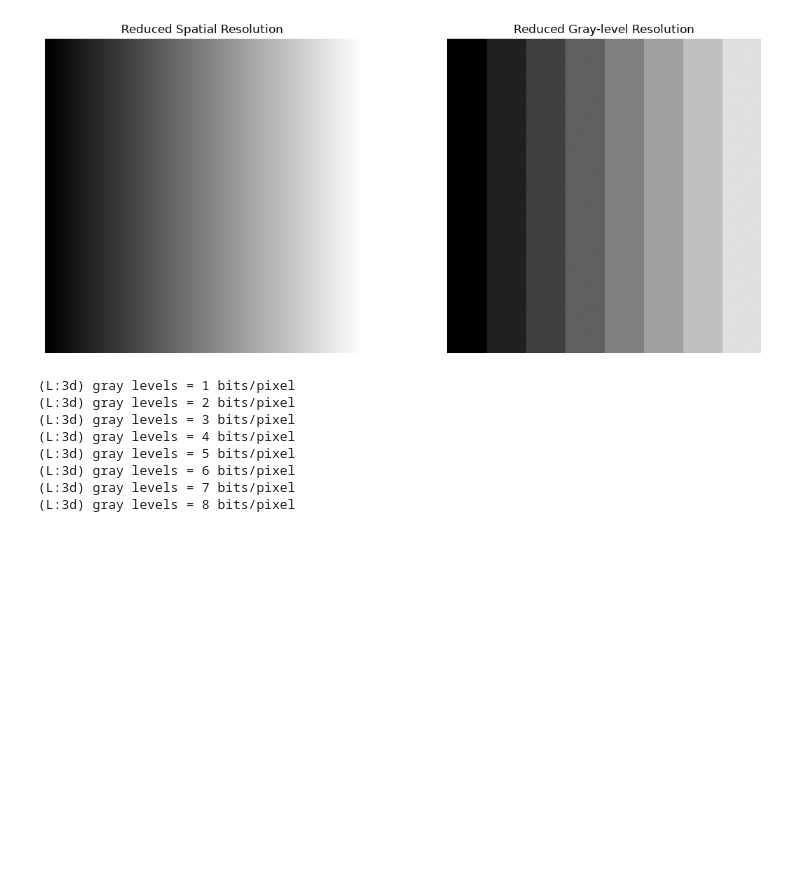
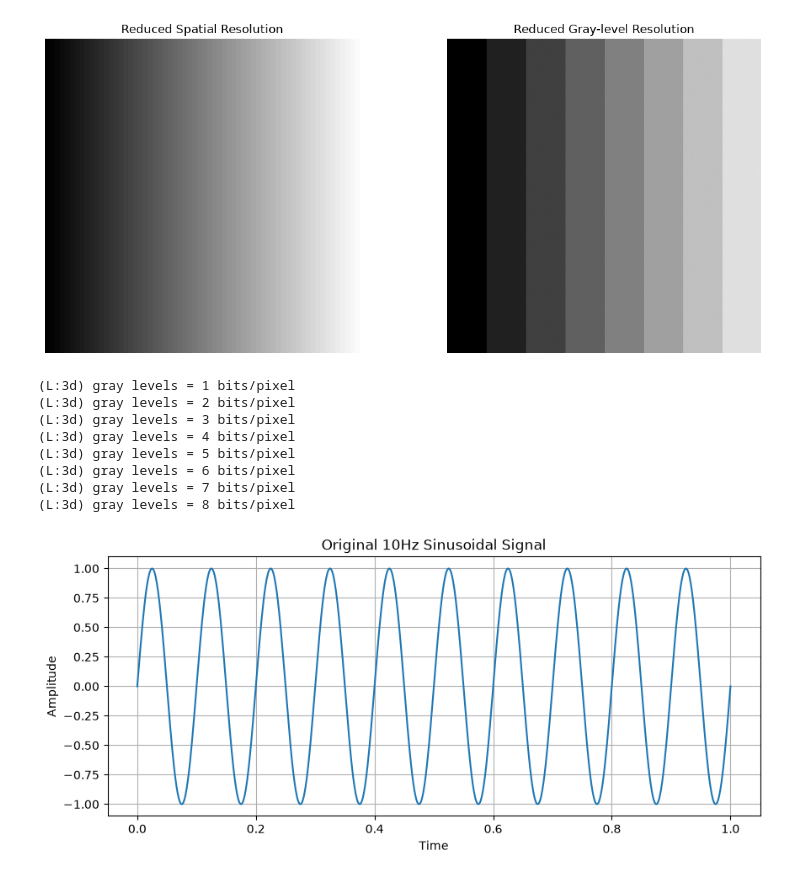
Before and after one commit to Aslngsng/Digital-Image-Processing, a Jupyter notebook: 01_notebook.ipynb, the cells around one changed output. Saved outputs shown, nothing was run; the diff lists cells and outputs as text; code cells hidden in the pictures; blank space fills up the shorter version.

Commit message:
Nyquist concept with 1-D signal

```diff
--- a/01_notebook.ipynb
+++ b/01_notebook.ipynb
@@ -139,3 +141,21 @@ for L in levels:
 (L:3d) gray levels = 6 bits/pixel
 (L:3d) gray levels = 7 bits/pixel
 (L:3d) gray levels = 8 bits/pixel
+# %%
+# Nyquist Concept with 1-D Signal
+
+x = np.linspace(0, 1, 1000)
+frequency = 10
+signal = np.sin(2*np.pi*frequency*x)
+
+plt.figure(figsize=(10, 4))
+plt.plot(x, signal)
+plt.title("Original 10Hz Sinusoidal Signal")
+plt.xlabel("Time")
+plt.ylabel("Amplitude")
+plt.grid()
+plt.show()
+
+# for a 10Hz signal, the theoretical Nyquist rate is 20Hz, which means we need to sample at least 20 times per second to accurately capture the signal. Let's demonstrate this by sampling the signal at different rates
+# %% [output]
+[figure, added]
```
Also changed, not shown: parts of 1 cell of this notebook.
